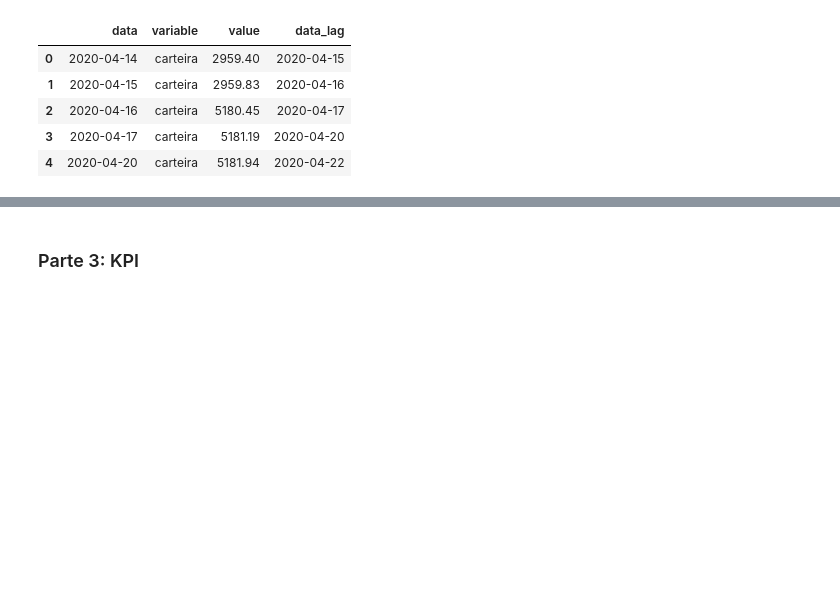
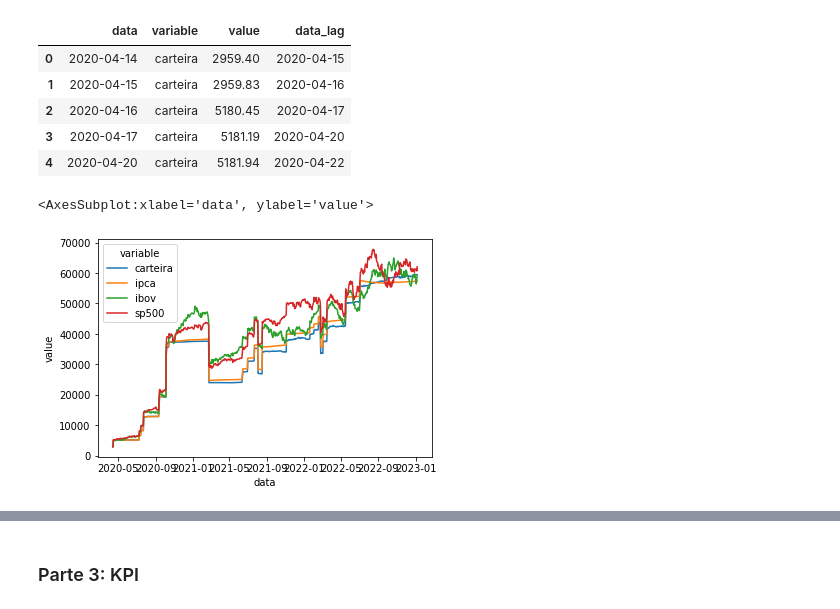
Before and after one commit to rknagao/b3-report, a Jupyter notebook: src/manutencao.ipynb, the cells around one changed output, grey strips where cells are left out. Cells and saved outputs as stored; diff of their text form; code cells hidden in the pictures; blank space fills up the shorter version.

```diff
--- a/src/manutencao.ipynb
+++ b/src/manutencao.ipynb
@@ -246,6 +241,7 @@ def benchmark_treatment(df_tesouro_treatment, df_benchmarks):
     list_bench = df_benchmarks.columns[1:].tolist()
     df_agg = df_tesouro_treatment.groupby(['data']).agg({'vl_total':'sum', 'vl_atualizado':'sum'}).reset_index(drop=False)
     df_agg.rename(columns={'vl_atualizado':'carteira'}, inplace=True)
+    df_agg['data'] = pd.to_datetime(df_agg['data'])
     df = pd.merge(df_agg, df_benchmarks, on='data', how='left')
 
     for i in list_bench:
@@ -265,5 +261,11 @@ df_benchmark_treatment.head()
 | 2 | 2020-04-16 | carteira | 5180.45 | 2020-04-17 |
 | 3 | 2020-04-17 | carteira | 5181.19 | 2020-04-20 |
 | 4 | 2020-04-20 | carteira | 5181.94 | 2020-04-22 |
+# %%
+import seaborn as sns
+sns.lineplot(data=df_benchmark_treatment, x='data', y='value', hue='variable')
+# %% [output]
+<AxesSubplot:xlabel='data', ylabel='value'>
+[figure, added]
 # %%
 lineplot(df=df_benchmark_treatment, x='data', y='value', label='variable', title='teste')
```
Also changed, not shown: parts of 26 cells of this notebook, 4 other files.
